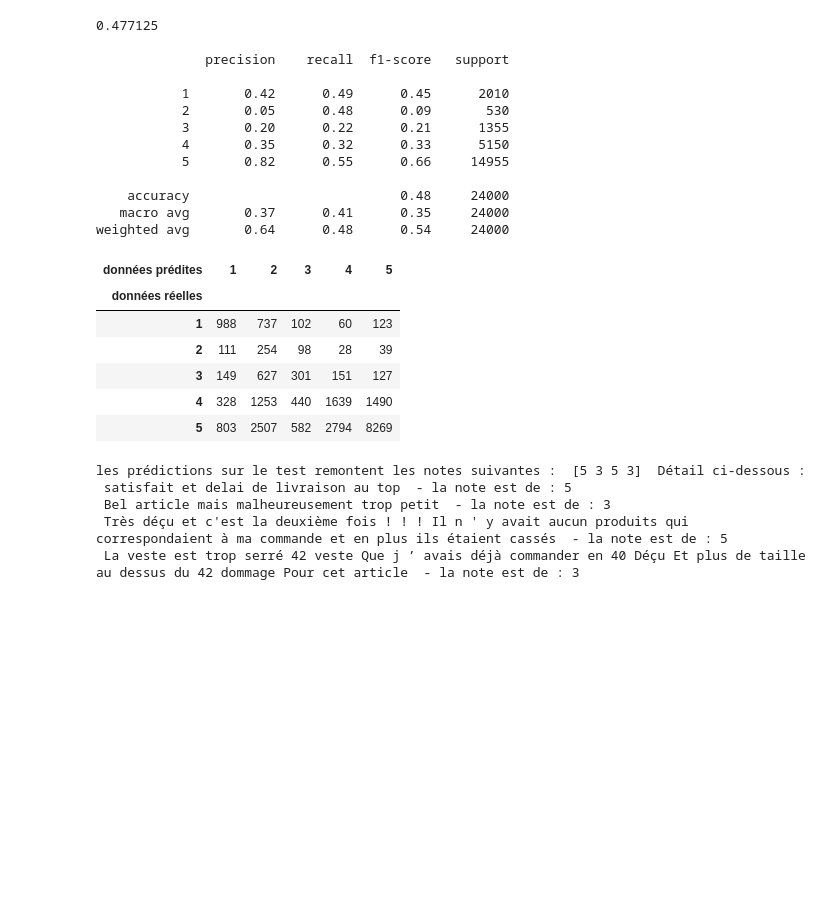
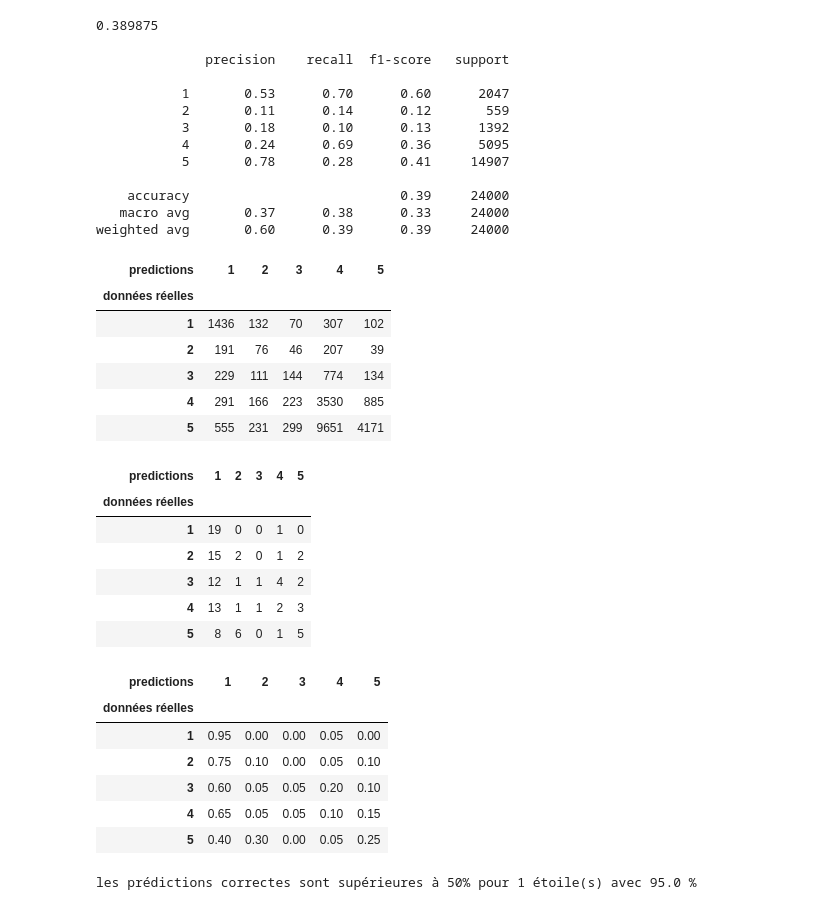
Before and after one commit to lille59350/Statisfaction_Clients, a Jupyter notebook: DataScientest - projet - SatisfactionClients - 3 - RandomForestClassifier.ipynb, the cells around one changed output. Saved outputs shown, nothing was run; the diff lists cells and outputs as text; code cells hidden in the pictures; blank space fills up the shorter version.

```diff
--- a/DataScientest - projet - SatisfactionClients - 3 - RandomForestClassifier.ipynb
+++ b/DataScientest - projet - SatisfactionClients - 3 - RandomForestClassifier.ipynb
@@ -9,6 +10,7 @@ pd.set_option('display.max_rows', 50)
 pd.set_option('display.max_columns', 100)
 # %%
 df = pd.read_csv('datasets/SatisfactionClients/cdiscount_retraite.csv', index_col=0)
+df_test = pd.read_csv('datasets/SatisfactionClients/amazon_test1.csv', index_col=0)
 df.sample(3)
 # %% [output]
 |  | pays | note | titre | commentaire | Commentaire_filtre | titre_filtre |
@@ -18,6 +20,6 @@ df.sample(3)
 # %%
 # séparation de la variable cible et des variables explicatives
-X = df['titre_filtre']
+X = df['Commentaire_filtre']
 y = df['note']
 # %%
 import seaborn as sns
@@ -42,54 +52,68 @@ X_train.shape
 # %%
 from imblearn.ensemble import BalancedRandomForestClassifier
 from sklearn.metrics import classification_report
 
-br = BalancedRandomForestClassifier(n_estimators=100, max_depth=10)
+br = BalancedRandomForestClassifier(n_estimators=10, max_depth=10)
 br.fit(X_train, y_train)
 
 y_pred_br = br.predict(X_test)
 
 print(br.score(X_test, y_test), end='\n\n')
 
 cr_br = classification_report(y_test, y_pred_br)
 print(cr_br)
 
-# affichage de la matrice de confusion pour voir si les données se sont bien classées
-cm_br = pd.crosstab(y_test, y_pred_br, rownames=['données réelles'], colnames=['données prédites'])
+cm_br = pd.crosstab(y_test, y_pred_br, rownames=['données réelles'], colnames=['predictions'])
 display(cm_br)
 
-# on peut tester le modèles sur de nouveaux commentaire pour voir la prédictions qui seraits faites
-new_comments = ["satisfait et delai de livraison au top", "Bel article mais malheureusement trop petit", "Très déçu et c'est la deuxième fois ! ! ! Il n ' y avait aucun produits qui correspondaient à ma commande et en plus ils étaient cassés", "La veste est trop serré 42 veste Que j ’ avais déjà commander en 40 Déçu Et plus de taille au dessus du 42 dommage Pour cet article"]
+# vérification des résultats sur un jeu de test externe (100 commentaires amazon également répartis entre les étoiles)
+df_test_token = vectorizer.transform(df_test['commentaire']).todense()
+y_predict_test = br.predict(df_test_token)
 
-# on tokenize les commentaires à partir du modèle vectorizer existant
-new_comments_token = vectorizer.transform(new_comments).todense()
+cm_test = pd.crosstab(df_test['note'], y_predict_test, rownames=['données réelles'], colnames=['predictions'])
+display(cm_test)
 
-# on prédit les données à partir à parti du modèle clf et on regarde si c'est cohérent
-y_predict_test_br = br.predict(new_comments_token)
-print('les prédictions sur le test remontent les notes suivantes : ', y_predict_test_br, ' Détail ci-dessous :\n', new_comments[0], ' - la note est de :', y_predict_test_br[0], '\n', new_comments[1], ' - la note est de :',  y_predict_test_br[1], '\n', new_comments[2], ' - la note est de :',  y_predict_test_br[2], '\n', new_comments[3], ' - la note est de :', y_predict_test_br[3])
+cm_test2 = pd.crosstab(df_test['note'], y_predict_test, rownames=['données réelles'], colnames=['predictions'], normalize=0)
+display(cm_test2)
+
+for i in cm_test2.index:
+    for j in cm_test2.columns :
+        if (i==j and cm_test2.loc[i, j] > 0.5) :
+            print("les prédictions correctes sont supérieures à 50% pour {} étoile(s) avec {} %".format(i, cm_test2.loc[i, j]*100))
 # %% [output]
-0.477125
+0.389875
 
               precision    recall  f1-score   support
 
-           1       0.42      0.49      0.45      2010
-           2       0.05      0.48      0.09       530
-           3       0.20      0.22      0.21      1355
-           4       0.35      0.32      0.33      5150
-           5       0.82      0.55      0.66     14955
+           1       0.53      0.70      0.60      2047
+           2       0.11      0.14      0.12       559
+           3       0.18      0.10      0.13      1392
+           4       0.24      0.69      0.36      5095
+           5       0.78      0.28      0.41     14907
 
-    accuracy                           0.48     24000
-   macro avg       0.37      0.41      0.35     24000
-weighted avg       0.64      0.48      0.54     24000
+    accuracy                           0.39     24000
+   macro avg       0.37      0.38      0.33     24000
+weighted avg       0.60      0.39      0.39     24000
-| données prédites | 1 | 2 | 3 | 4 | 5 |
+| predictions | 1 | 2 | 3 | 4 | 5 |
 | données réelles |  |  |  |  |  |
-| 1 | 988 | 737 | 102 | 60 | 123 |
-| 2 | 111 | 254 | 98 | 28 | 39 |
-| 3 | 149 | 627 | 301 | 151 | 127 |
-| 4 | 328 | 1253 | 440 | 1639 | 1490 |
-| 5 | 803 | 2507 | 582 | 2794 | 8269 |
+| 1 | 1436 | 132 | 70 | 307 | 102 |
+| 2 | 191 | 76 | 46 | 207 | 39 |
+| 3 | 229 | 111 | 144 | 774 | 134 |
+| 4 | 291 | 166 | 223 | 3530 | 885 |
+| 5 | 555 | 231 | 299 | 9651 | 4171 |
+| predictions | 1 | 2 | 3 | 4 | 5 |
+| données réelles |  |  |  |  |  |
+| 1 | 19 | 0 | 0 | 1 | 0 |
+| 2 | 15 | 2 | 0 | 1 | 2 |
+| 3 | 12 | 1 | 1 | 4 | 2 |
+| 4 | 13 | 1 | 1 | 2 | 3 |
+| 5 | 8 | 6 | 0 | 1 | 5 |
+| predictions | 1 | 2 | 3 | 4 | 5 |
+| données réelles |  |  |  |  |  |
+| 1 | 0.95 | 0.00 | 0.00 | 0.05 | 0.00 |
+| 2 | 0.75 | 0.10 | 0.00 | 0.05 | 0.10 |
+| 3 | 0.60 | 0.05 | 0.05 | 0.20 | 0.10 |
+| 4 | 0.65 | 0.05 | 0.05 | 0.10 | 0.15 |
+| 5 | 0.40 | 0.30 | 0.00 | 0.05 | 0.25 |
-les prédictions sur le test remontent les notes suivantes :  [5 3 5 3]  Détail ci-dessous :
- satisfait et delai de livraison au top  - la note est de : 5
- Bel article mais malheureusement trop petit  - la note est de : 3
- Très déçu et c'est la deuxième fois ! ! ! Il n ' y avait aucun produits qui correspondaient à ma commande et en plus ils étaient cassés  - la note est de : 5
- La veste est trop serré 42 veste Que j ’ avais déjà commander en 40 Déçu Et plus de taille au dessus du 42 dommage Pour cet article  - la note est de : 3
+les prédictions correctes sont supérieures à 50% pour 1 étoile(s) avec 95.0 %
 # %%
```
Also changed, not shown: parts of 15 cells of this notebook, 1 other file.
